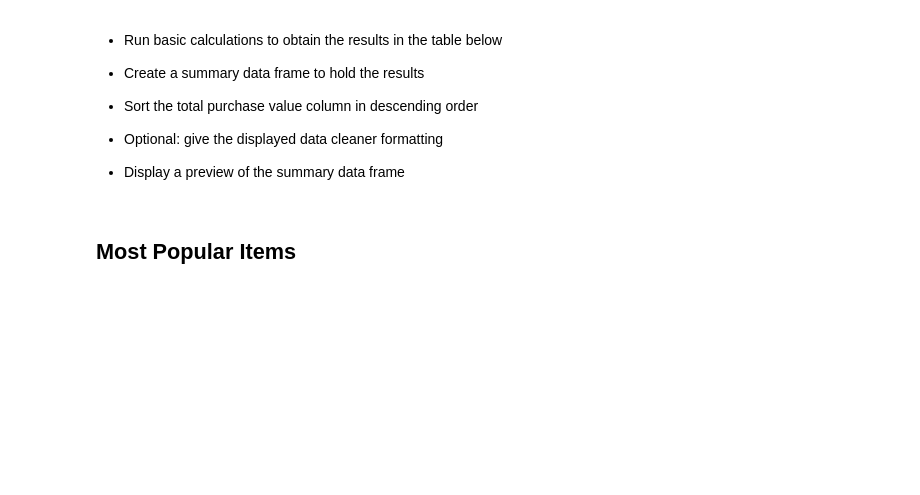
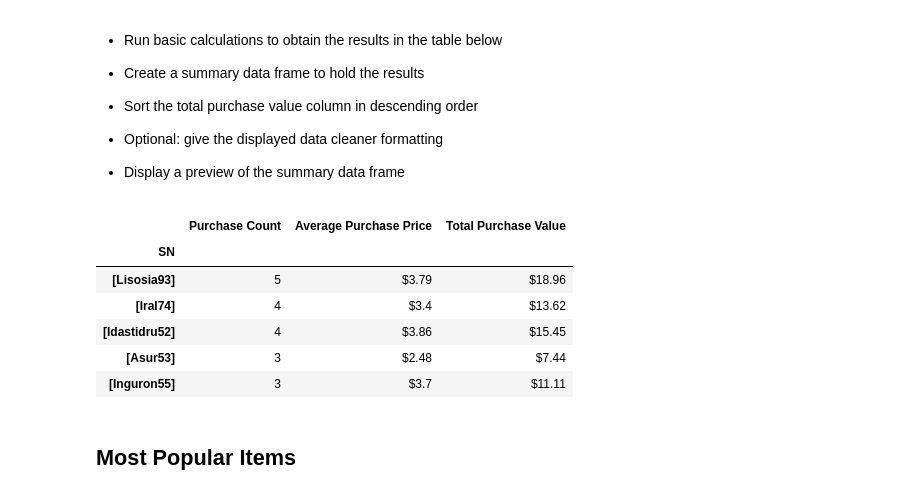
Before and after one commit to aaronzhou926/pandas, a Jupyter notebook: HeroesOfPymoli/HeroesOfPymoli_starter.ipynb, the cells around one changed output. Cells and saved outputs as stored; diff of their text form; code cells hidden in the pictures; blank space fills up the shorter version.

```diff
--- a/HeroesOfPymoli/HeroesOfPymoli_starter.ipynb
+++ b/HeroesOfPymoli/HeroesOfPymoli_starter.ipynb
@@ -368,6 +368,35 @@ purchase_analysis
 
 
 * Display a preview of the summary data frame
+# %%
+total_spenders = purchase_data.groupby(["SN"])
+sn = total_spenders["SN"].unique()
+
+sn_count = total_spenders["Age"].count()
+
+sn_average = round(total_spenders["Price"].mean(),2)
+sn_average = sn_average.map("${:}".format)
+
+sn_total = total_spenders["Price"].sum()
+sn_total = sn_total.map("${:.2f}".format)
+
+# create a table
+top_spender = pd.DataFrame({"SN":sn,"Purchase Count": sn_count,"Average Purchase Price": sn_average,
+                           "Total Purchase Value":sn_total})
+# set "player" as index
+top_spender = top_spender.set_index("SN")
+# short total purchase per player
+top_spender = top_spender.sort_values("Purchase Count", ascending = False)
+
+top_spender.head()
+# %% [output]
+|  | Purchase Count | Average Purchase Price | Total Purchase Value |
+| SN |  |  |  |
+| [Lisosia93] | 5 | $3.79 | $18.96 |
+| [Iral74] | 4 | $3.4 | $13.62 |
+| [Idastidru52] | 4 | $3.86 | $15.45 |
+| [Asur53] | 3 | $2.48 | $7.44 |
+| [Inguron55] | 3 | $3.7 | $11.11 |
 # %% [markdown]
 ## Most Popular Items
 # %% [markdown]
```
Also changed, not shown: parts of 4 cells of this notebook.
